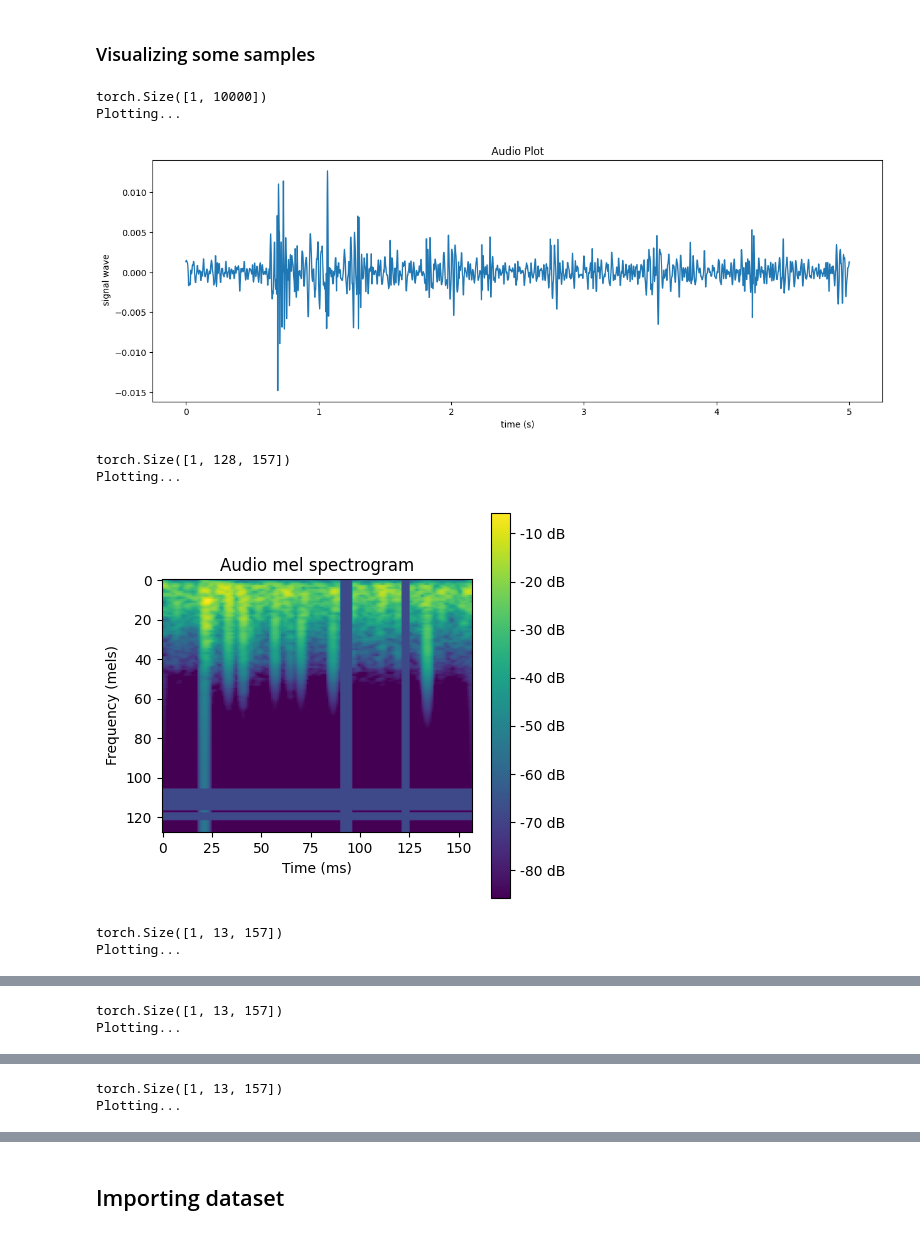
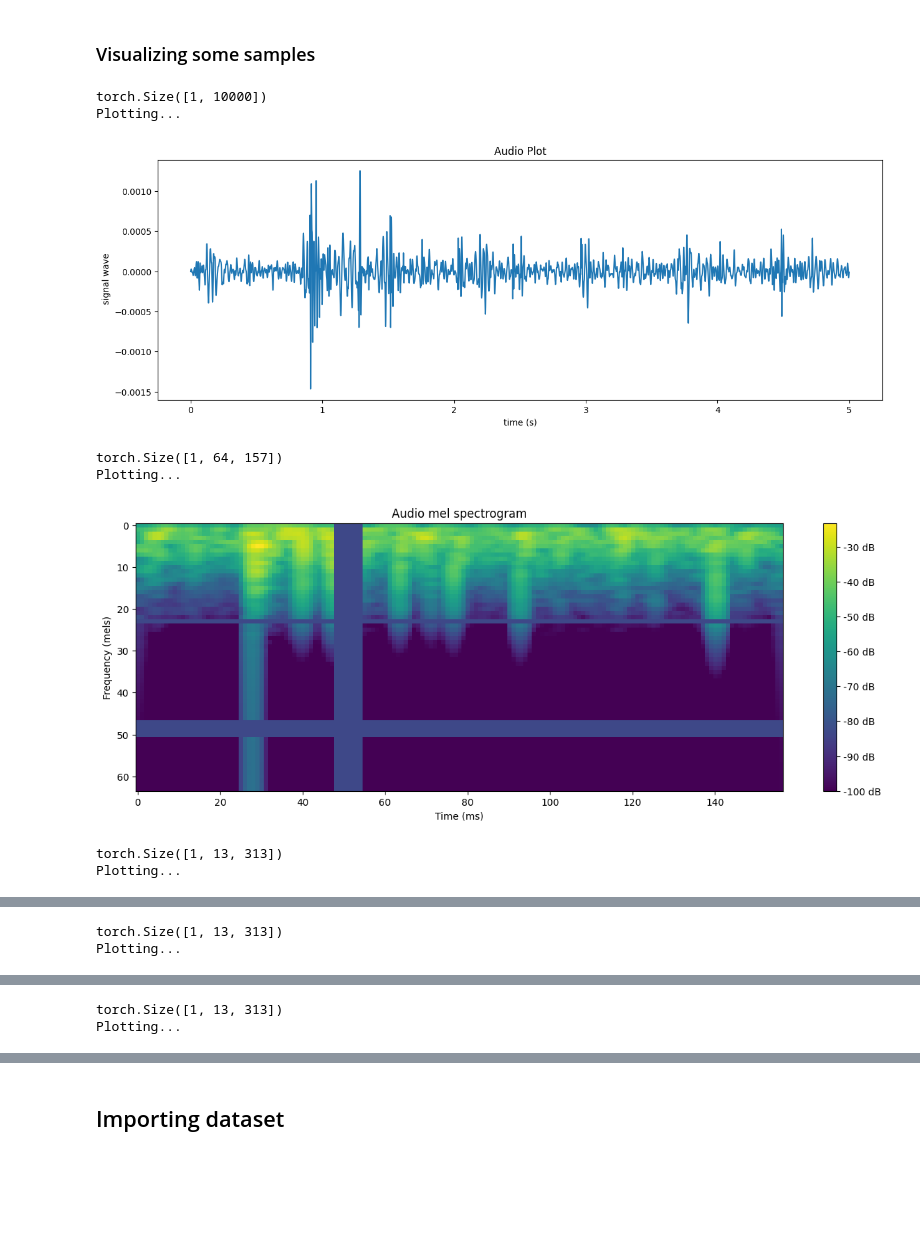
Before and after one commit to iTzAymen/PCG_Classification, a Jupyter notebook: main.ipynb, the cells around one changed output, grey strips where cells are left out. Cells and saved outputs as stored; diff of their text form; code cells hidden in the pictures; blank space fills up the shorter version.

```diff
--- a/main.ipynb
+++ b/main.ipynb
@@ -58,8 +58,12 @@ LOW_FREQ = 15
 HIGH_FREQ = 200
 ORDER = 3
 
-HOP_LENGTH=64
-N_FFT=512   # standard number
-N_MELS=128
+SPEC_HOP_LENGTH=64
+SPEC_N_FFT=512   # standard number
+SPEC_N_MELS=64
+
+MFCC_HOP_LENGTH=32
+MFCC_N_FFT=512   # standard number
+MFCC_N_MELS=64
 N_MFCC=13   # standard number
 # %%
@@ -120,8 +124,8 @@ class AudioUtil():
         print(spec.shape)
         print('Plotting...')
 
-        plt.figure(figsize=(5,5))
-        plt.imshow(spec[0])
+        plt.figure(figsize=(15,5))
+        plt.imshow(spec[0], aspect='auto')
         plt.title(label)
         plt.ylabel('Frequency (mels)')
         plt.xlabel('Time (ms)')
@@ -130,15 +134,27 @@ class AudioUtil():
         plt.show()
 
     @staticmethod
-    def display_MFCC(mfcc, label='Audio MFCCs'):
+    def display_MFCC(mfcc, label='Audio MFCCs', type='image'):
 
         #Display the audio MFCCs
 
         print(mfcc.shape)
         print('Plotting...')
 
-        plt.figure(figsize=(5,5))
-        plt.imshow(mfcc[0])
+        if(type == 'graph'):
+            plt.figure(figsize=(15,5))
+            # ([1, 13, 501])
+            for i,d in enumerate(mfcc[0]):
+                plt.plot(d, label='mfcc ' + str(i))
+            plt.title(label)
+            plt.ylabel('Amplitude')
+            plt.xlabel('Time (ms)')
+            plt.legend()
+            plt.show()
+            return
+
+        plt.figure(figsize=(15,5))
+        plt.imshow(mfcc[0], aspect='auto')
         plt.title(label)
         plt.ylabel('Index')
         plt.xlabel('Time (ms)')
@@ -195,7 +211,7 @@ class AudioUtil():
         high = high_cutoff_freq / nyq
 
         b, a = scipy.signal.butter(order, [low, high], 'bandpass', analog=False)
-        filtered_sig = scipy.signal.filtfilt(b, a, sig, axis=1)
+        filtered_sig = scipy.signal.filtfilt(b, a, sig.cpu(), axis=1)
         filtered_sig = torch.Tensor(filtered_sig.copy()).to(device)
 
         return ((filtered_sig, sr))
@@ -301,9 +317,9 @@ class AudioUtil():
         aud = AudioUtil.pad_trunc(aud, MAX_AUDIO_LENGTH)
         aud = AudioUtil.time_shift(aud, SHIFT_PCT)
         aud = AudioUtil.pitch_shift(aud, SHIFT_PCT)
-        spec = AudioUtil.get_mel_spectrogram(aud, hop_length=HOP_LENGTH, n_fft=N_FFT, n_mels=N_MELS)
+        spec = AudioUtil.get_mel_spectrogram(aud, hop_length=SPEC_HOP_LENGTH, n_fft=SPEC_N_FFT, n_mels=SPEC_N_MELS)
         aug_spec = AudioUtil.spectro_augment(spec, n_freq_masks=2, n_time_masks=2)
-        mfcc = AudioUtil.get_MFCC(aud, hop_length=HOP_LENGTH, n_fft=N_FFT, n_mels=N_MELS, n_mfcc=N_MFCC)
+        mfcc = AudioUtil.get_MFCC(aud, hop_length=MFCC_HOP_LENGTH, n_fft=MFCC_N_FFT, n_mels=MFCC_N_MELS, n_mfcc=N_MFCC)
         mfcc_1, mfcc_2 = AudioUtil.get_DeltaMFCC(mfcc)
         return (aud, spec, aug_spec, mfcc, mfcc_1, mfcc_2)
 # %% [markdown]
@@ -311,17 +327,17 @@ class AudioUtil():
 # %%
 aud, _, aug_spec, mfcc, delta_mfcc, delta2_mfcc = AudioUtil.preprocess_audio('./Dataset/PhysioNet/validation/a0009.wav')
 
 AudioUtil.print(aud, 1)
 AudioUtil.display_spectrogram(aug_spec.cpu())
-AudioUtil.display_MFCC(mfcc.cpu())
-AudioUtil.display_MFCC(delta_mfcc.cpu(), label='Audio first order MFCC')
-AudioUtil.display_MFCC(delta2_mfcc.cpu(), label='Audio second order MFCC')
+AudioUtil.display_MFCC(mfcc.cpu(), type='graph')
+AudioUtil.display_MFCC(delta_mfcc.cpu(), label='Audio first order MFCC', type='graph')
+AudioUtil.display_MFCC(delta2_mfcc.cpu(), label='Audio second order MFCC', type='graph')
 # %% [output]
 torch.Size([1, 10000])
 Plotting...
-[figure, old version]
+[figure, new version]
-torch.Size([1, 128, 157])
+torch.Size([1, 64, 157])
 Plotting...
-[figure, old version]
+[figure, new version]
-torch.Size([1, 13, 157])
+torch.Size([1, 13, 313])
 Plotting...
@@ -329,2 +345,2 @@ Plotting...
-torch.Size([1, 13, 157])
+torch.Size([1, 13, 313])
 Plotting...
@@ -332,2 +348,2 @@ Plotting...
-torch.Size([1, 13, 157])
+torch.Size([1, 13, 313])
 Plotting...
```
Also changed, not shown: parts of 14 cells of this notebook, 3 other files.
